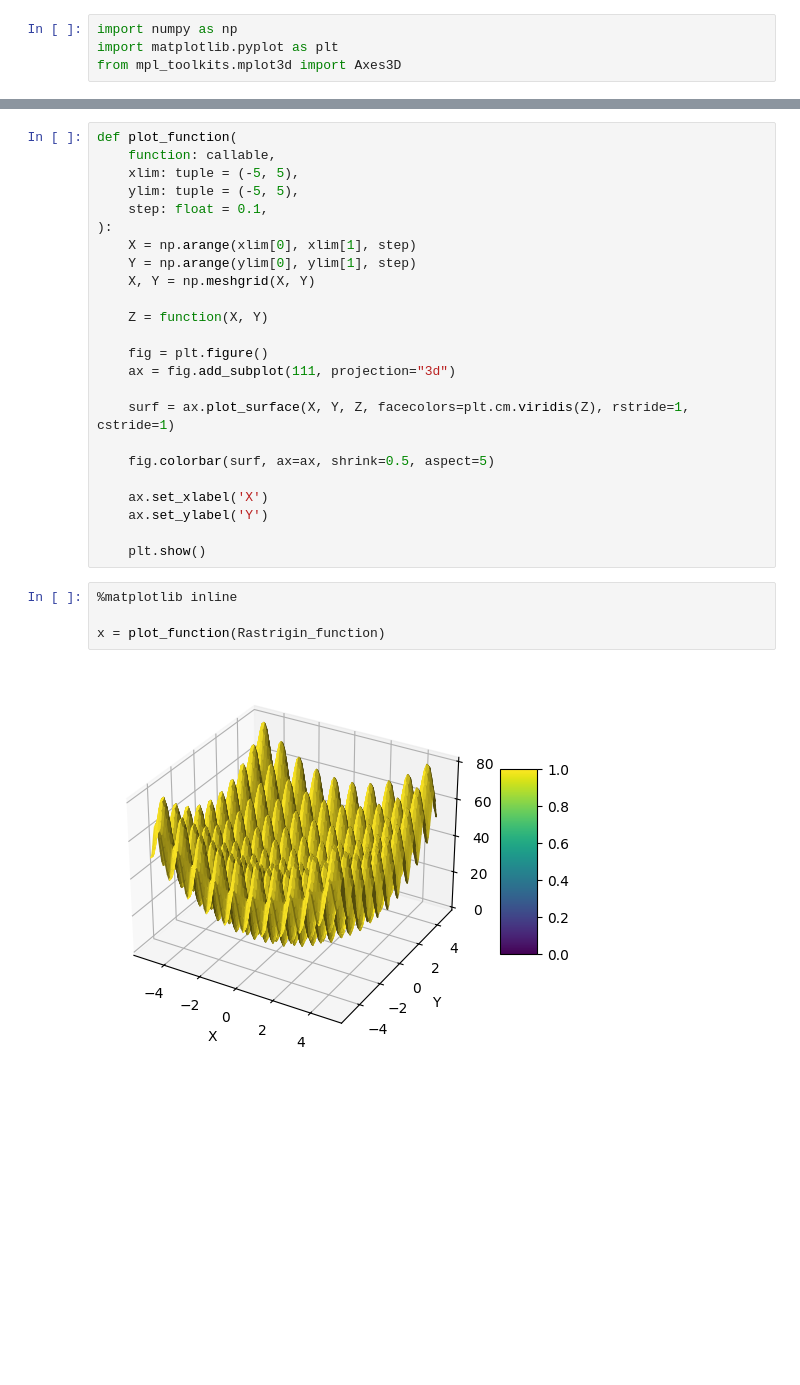
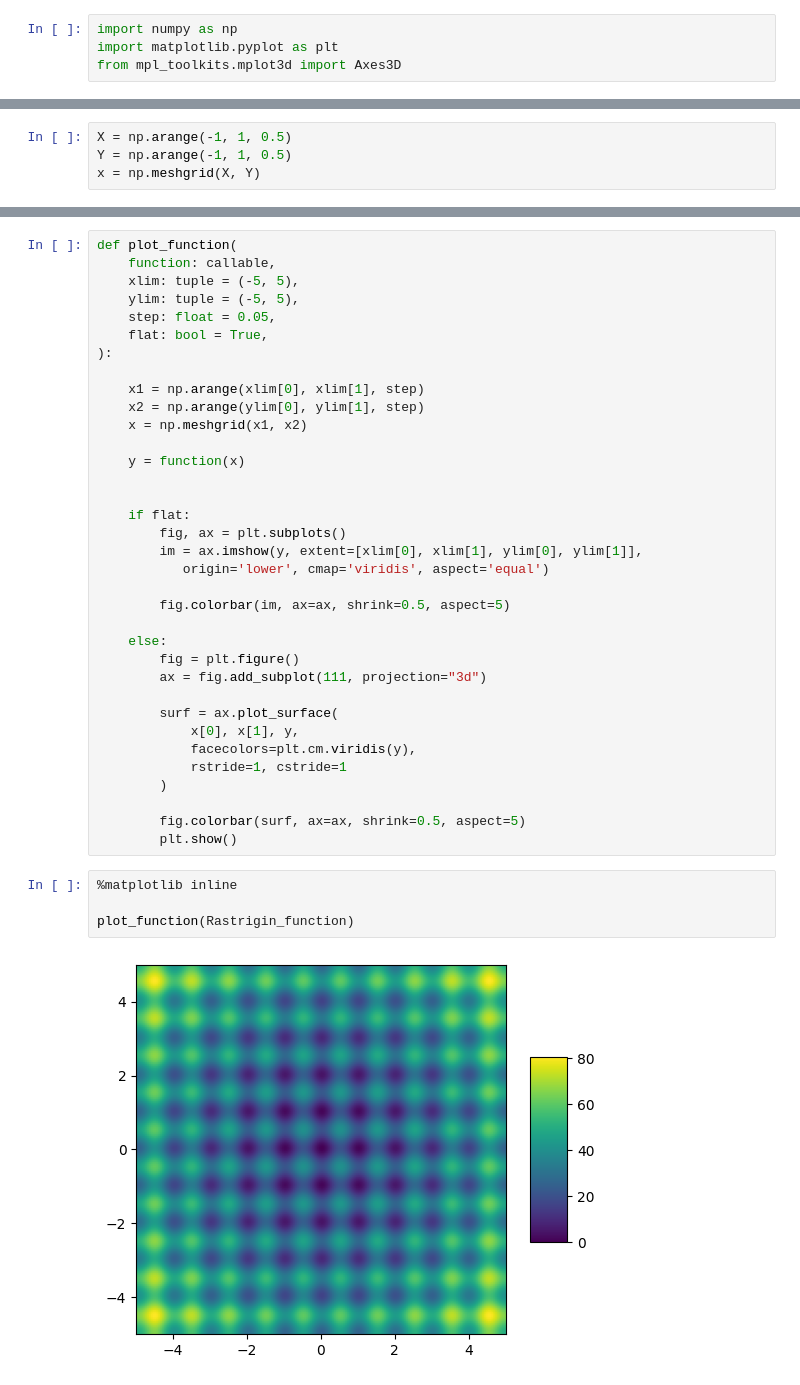
Before and after one commit to iameteron/ai, a Jupyter notebook: lab1/lab1.ipynb, the cells around one changed output, grey strips where cells are left out. Cells and saved outputs as stored; diff of their text form; blank space fills up the shorter version.

```diff
--- a/lab1/lab1.ipynb
+++ b/lab1/lab1.ipynb
@@ -14,0 +43,4 @@ def Rastrigin_function(
+# %%
+X = np.arange(-1, 1, 0.5)
+Y = np.arange(-1, 1, 0.5)
+x = np.meshgrid(X, Y)
@@ -17,28 +60,39 @@ def plot_function(
     function: callable,
     xlim: tuple = (-5, 5),
     ylim: tuple = (-5, 5),
-    step: float = 0.1,
+    step: float = 0.05,
+    flat: bool = True,
 ):
-    X = np.arange(xlim[0], xlim[1], step)
-    Y = np.arange(ylim[0], ylim[1], step)
-    X, Y = np.meshgrid(X, Y)
 
-    Z = function(X, Y)
+    x1 = np.arange(xlim[0], xlim[1], step)
+    x2 = np.arange(ylim[0], ylim[1], step)
+    x = np.meshgrid(x1, x2)
 
-    fig = plt.figure()
-    ax = fig.add_subplot(111, projection="3d")
+    y = function(x)
 
-    surf = ax.plot_surface(X, Y, Z, facecolors=plt.cm.viridis(Z), rstride=1, cstride=1)
 
-    fig.colorbar(surf, ax=ax, shrink=0.5, aspect=5)
+    if flat:
+        fig, ax = plt.subplots()
+        im = ax.imshow(y, extent=[xlim[0], xlim[1], ylim[0], ylim[1]],
+           origin='lower', cmap='viridis', aspect='equal')
 
-    ax.set_xlabel('X')
-    ax.set_ylabel('Y')
+        fig.colorbar(im, ax=ax, shrink=0.5, aspect=5)
 
-    plt.show()
+    else:
+        fig = plt.figure()
+        ax = fig.add_subplot(111, projection="3d")
+
+        surf = ax.plot_surface(
+            x[0], x[1], y,
+            facecolors=plt.cm.viridis(y),
+            rstride=1, cstride=1
+        )
+
+        fig.colorbar(surf, ax=ax, shrink=0.5, aspect=5)
+        plt.show()
 # %%
 %matplotlib inline
 
-x = plot_function(Rastrigin_function)
+plot_function(Rastrigin_function)
 # %% [output]
-[figure, old version]
+[figure, new version]
```
Also changed, not shown: parts of 9 cells of this notebook.
